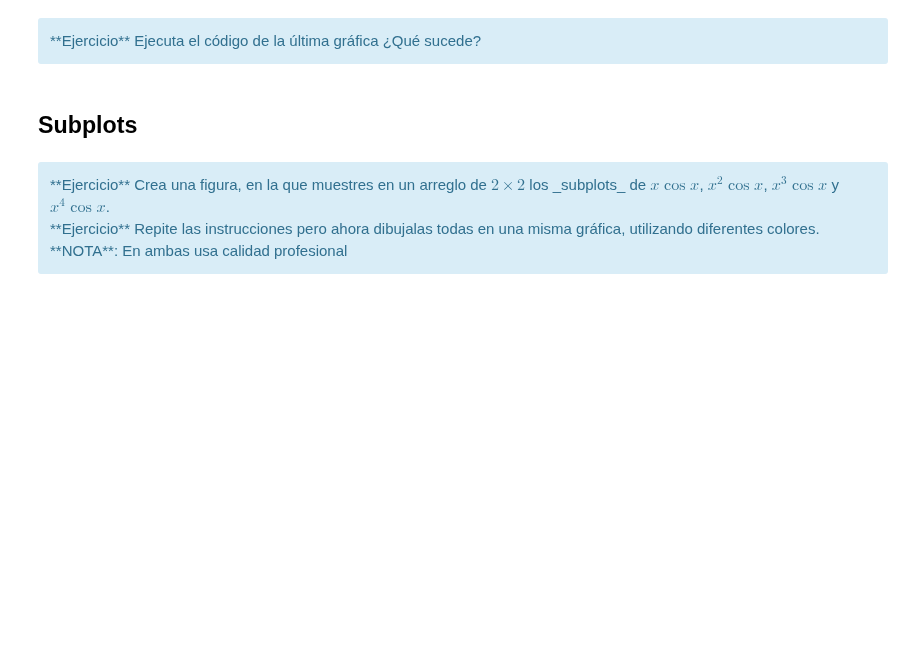
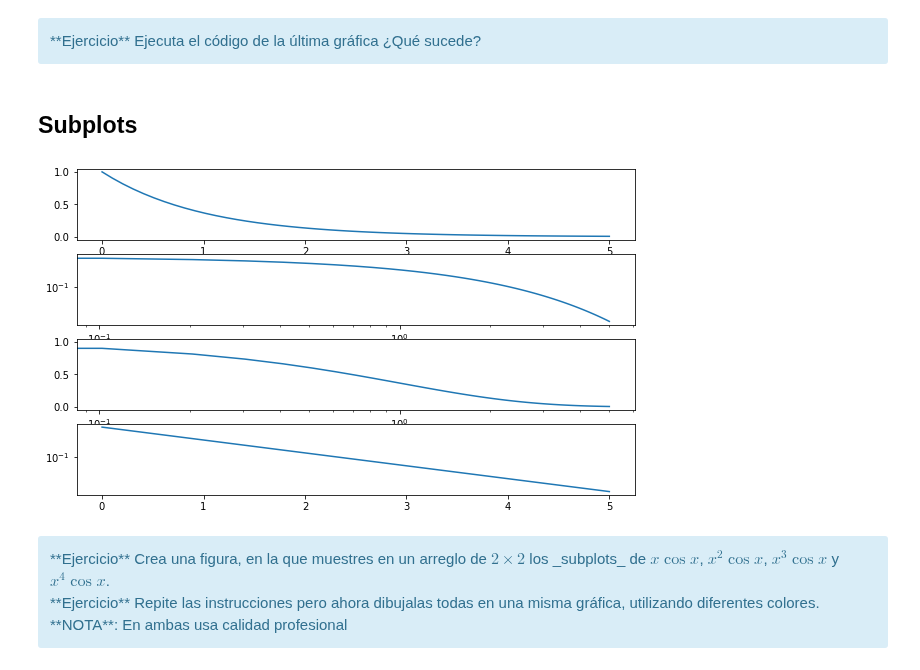
Before and after one commit to jesusigarmor/Matematicas-computacionales-fall2020, a Jupyter notebook: week3/2-matplotlib.ipynb, the cells around one changed output. Drawn from its saved outputs; the diff is of its cells as text; code cells hidden in the pictures; blank space fills up the shorter version.

```diff
--- a/week3/2-matplotlib.ipynb
+++ b/week3/2-matplotlib.ipynb
@@ -250,15 +281,17 @@ plt.rcdefaults()
 # %%
 x = np.linspace(0., 5.)
 y = np.exp(-x)
 
 # Una figura con cuatro subgráficas
-fig, ax = plt.subplots(1,4, figsize=(10,6))
+fig, ax = plt.subplots(4,1, figsize=(10,6))
 
 # Dibuja cada eje con diferentes escalas
 ax[0].plot(x,y) # Normal
 ax[1].loglog(x,y) #Log en x, Log en y
 ax[2].semilogx(x,y) # Sólo log en x
 ax[3].semilogy(x,y); # Sólo log en y
+# %% [output]
+[figure, added]
 # %% [markdown]
 <div class="alert alert-info">
 **Ejercicio** Crea una figura, en la que muestres en un arreglo de $2 \times 2$  los _subplots_ de $x \cos x$, $x^2 \cos x$, $x^3 \cos x$ y $x^4 \cos x$.
```
Also changed, not shown: parts of 16 cells of this notebook, 1 other file.
